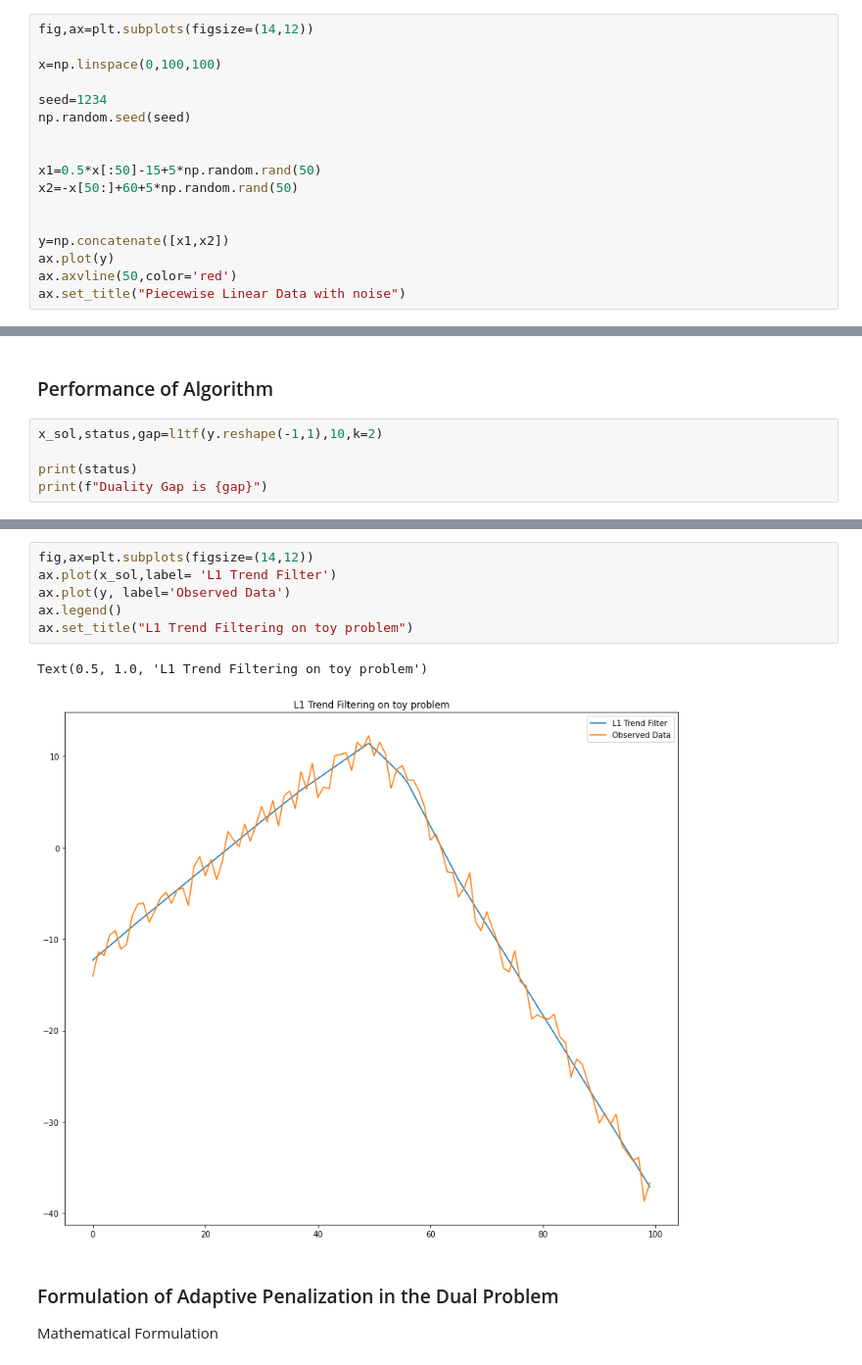
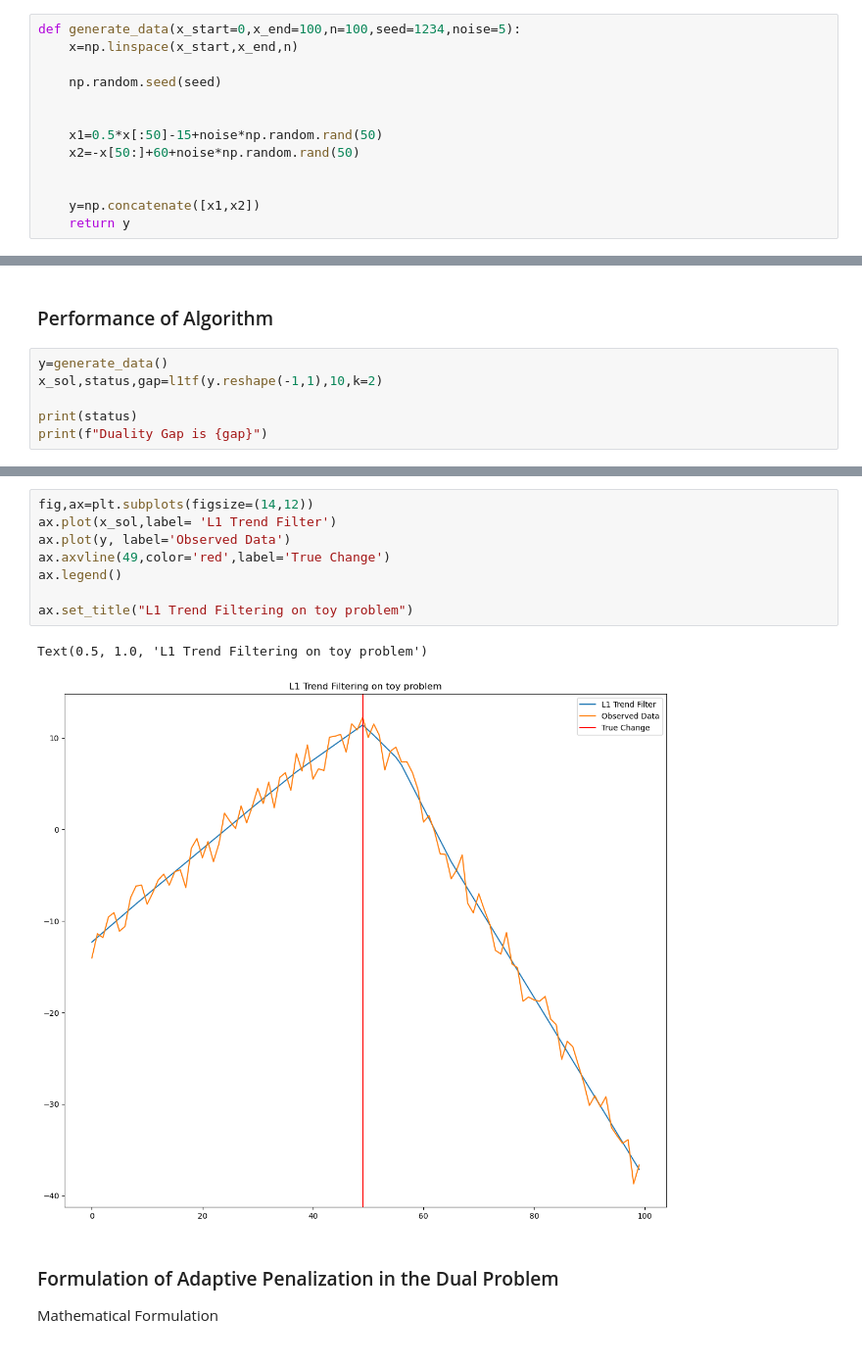
Before and after one commit to jasonbohne123/Adaptive_Signal_Estimation, a Jupyter notebook: Lasso_CPD/l1tf_sample.ipynb, the cells around one changed output, grey strips where cells are left out. Shown: that part at 98% size. Saved outputs shown, nothing was run; the diff lists cells and outputs as text.

```diff
--- a/Lasso_CPD/l1tf_sample.ipynb
+++ b/Lasso_CPD/l1tf_sample.ipynb
@@ -179,19 +179,15 @@ def l1tf(y, lambda_p,k=2):
 # %% [markdown]
 ### Toy Example
 # %%
-fig,ax=plt.subplots(figsize=(14,12))
+def generate_data(x_start=0,x_end=100,n=100,seed=1234,noise=5):
+    x=np.linspace(x_start,x_end,n)
 
-x=np.linspace(0,100,100)
-
-seed=1234
-np.random.seed(seed)
+    np.random.seed(seed)
 
 
-x1=0.5*x[:50]-15+5*np.random.rand(50)
-x2=-x[50:]+60+5*np.random.rand(50)
+    x1=0.5*x[:50]-15+noise*np.random.rand(50)
+    x2=-x[50:]+60+noise*np.random.rand(50)
 
 
-y=np.concatenate([x1,x2])
-ax.plot(y)
-ax.axvline(50,color='red')
-ax.set_title("Piecewise Linear Data with noise")
+    y=np.concatenate([x1,x2])
+    return y
@@ -201,6 +194,7 @@ Text(0.5, 1.0, 'Piecewise Linear Data with noise')
 # %% [markdown]
 ### Performance of Algorithm
 # %%
+y=generate_data()
 x_sol,status,gap=l1tf(y.reshape(-1,1),10,k=2)
 
 print(status)
@@ -211,12 +205,14 @@ Duality Gap is [[9.8888009e-05]]
 # %%
 fig,ax=plt.subplots(figsize=(14,12))
 ax.plot(x_sol,label= 'L1 Trend Filter')
 ax.plot(y, label='Observed Data')
+ax.axvline(49,color='red',label='True Change')
 ax.legend()
+
 ax.set_title("L1 Trend Filtering on toy problem")
 # %% [output]
 Text(0.5, 1.0, 'L1 Trend Filtering on toy problem')
-[figure, old version]
+[figure, new version]
 # %% [markdown]
 ### Formulation of Adaptive Penalization in the Dual Problem
 
```
Also changed, not shown: parts of 12 cells of this notebook, 6 other files.
